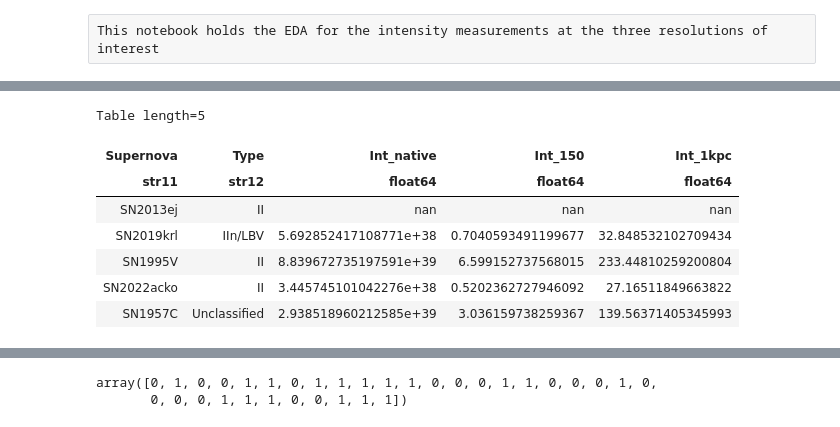
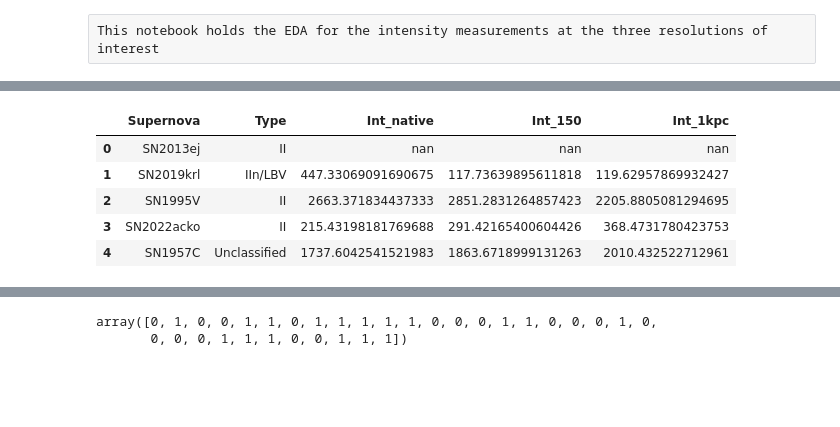
Before and after one commit to NessMayker/SNeHa, a Jupyter notebook: Code/2a.MUSE_SNe_intensity_visualizations.ipynb, the cells around one changed output, grey strips where cells are left out. Cells and saved outputs as stored; diff of their text form; code cells hidden in the pictures; blank space fills up the shorter version.

```diff
--- a/Code/2a.MUSE_SNe_intensity_visualizations.ipynb
+++ b/Code/2a.MUSE_SNe_intensity_visualizations.ipynb
@@ -42,13 +47,11 @@ Table length=33
 # %%
-IntensityFile = '../Data/2.Intensities.txt'
-Ints = Table.read(IntensityFile, format='csv')
-Ints[0:5]
+IntensityFile = '../Data/2.Intensities.csv'
+Ints = pd.read_csv(IntensityFile)
+Ints.head()
 # %% [output]
-Table length=5
-| Supernova | Type | Int_native | Int_150 | Int_1kpc |
-| str11 | str12 | float64 | float64 | float64 |
-| SN2013ej | II | nan | nan | nan |
-| SN2019krl | IIn/LBV | 5.692852417108771e+38 | 0.7040593491199677 | 32.848532102709434 |
-| SN1995V | II | 8.839672735197591e+39 | 6.599152737568015 | 233.44810259200804 |
-| SN2022acko | II | 3.445745101042276e+38 | 0.5202362727946092 | 27.16511849663822 |
-| SN1957C | Unclassified | 2.938518960212585e+39 | 3.036159738259367 | 139.56371405345993 |
+|  | Supernova | Type | Int_native | Int_150 | Int_1kpc |
+| 0 | SN2013ej | II | nan | nan | nan |
+| 1 | SN2019krl | IIn/LBV | 447.33069091690675 | 117.73639895611818 | 119.62957869932427 |
+| 2 | SN1995V | II | 2663.371834437333 | 2851.2831264857423 | 2205.8805081294695 |
+| 3 | SN2022acko | II | 215.43198181769688 | 291.42165400604426 | 368.4731780423753 |
+| 4 | SN1957C | Unclassified | 1737.6042541521983 | 1863.6718999131263 | 2010.432522712961 |
```
Also changed, not shown: parts of 20 cells of this notebook, 8 other files.
